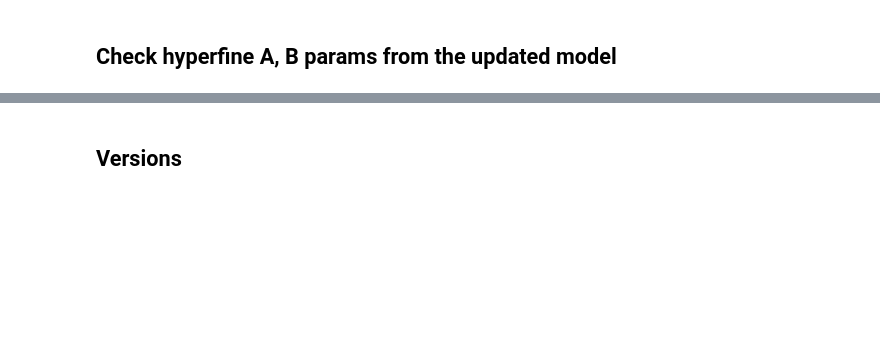
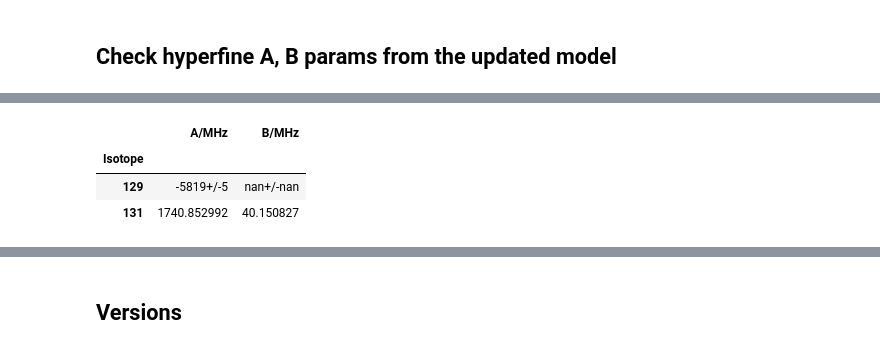
Before and after one commit to phockett/Quantum-Beat_Photoelectron-Imaging_Spectroscopy_of_Xe_in_the_VUV, a Jupyter notebook: doc-source/4.03-redux_hyperfine_beats_adv_fitting_190624.ipynb, the cells around one changed output, grey strips where cells are left out. Drawn from its saved outputs; the diff is of its cells as text; code cells hidden in the pictures; blank space fills up the shorter version.

```diff
--- a/doc-source/4.03-redux_hyperfine_beats_adv_fitting_190624.ipynb
+++ b/doc-source/4.03-redux_hyperfine_beats_adv_fitting_190624.ipynb
@@ -282,0 +353,7 @@ xePropsFit.droplevel(['I','F′','F'])[0:2][['A/MHz','B/MHz']]
+# %%
+xePropsFit.droplevel(['I','F′','F'])[0:2][['A/MHz','B/MHz']]
+# %% [output]
+|  | A/MHz | B/MHz |
+| Isotope |  |  |
+| 129 | -5819+/-5 | nan+/-nan |
+| 131 | 1740.852992 | 40.150827 |
```
Also changed, not shown: parts of 20 cells of this notebook, 2 other files.
